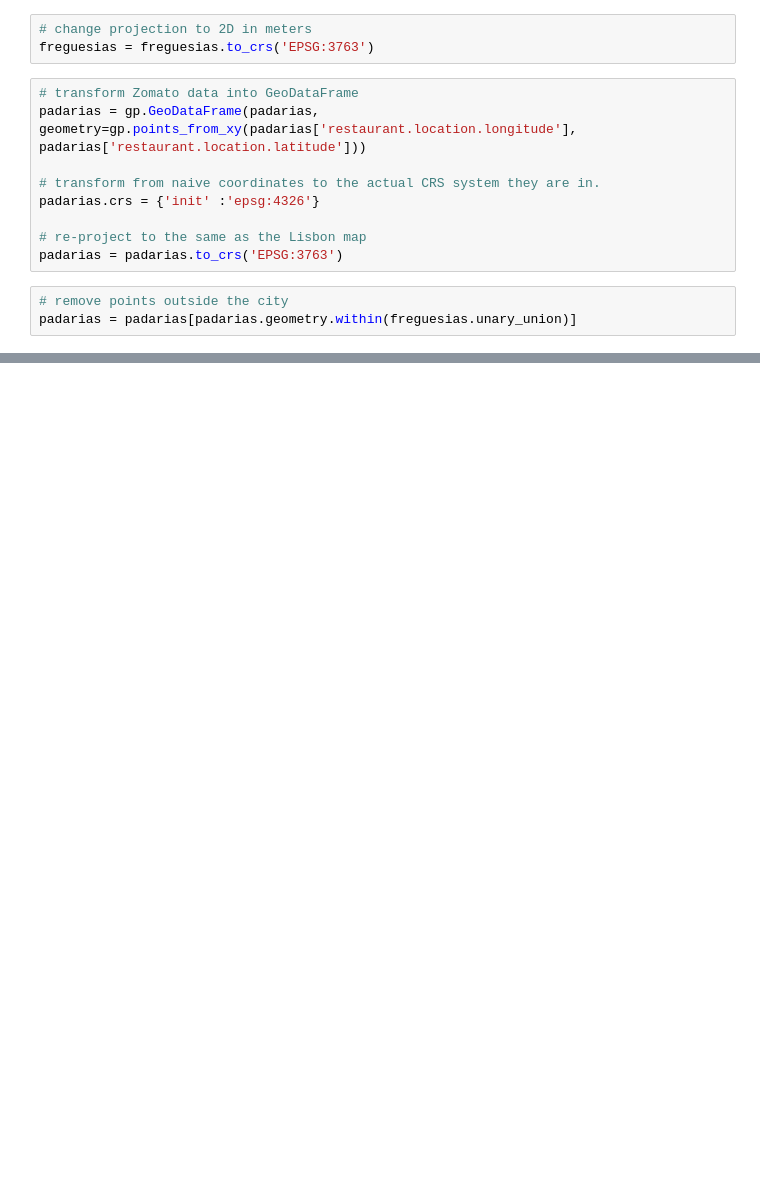
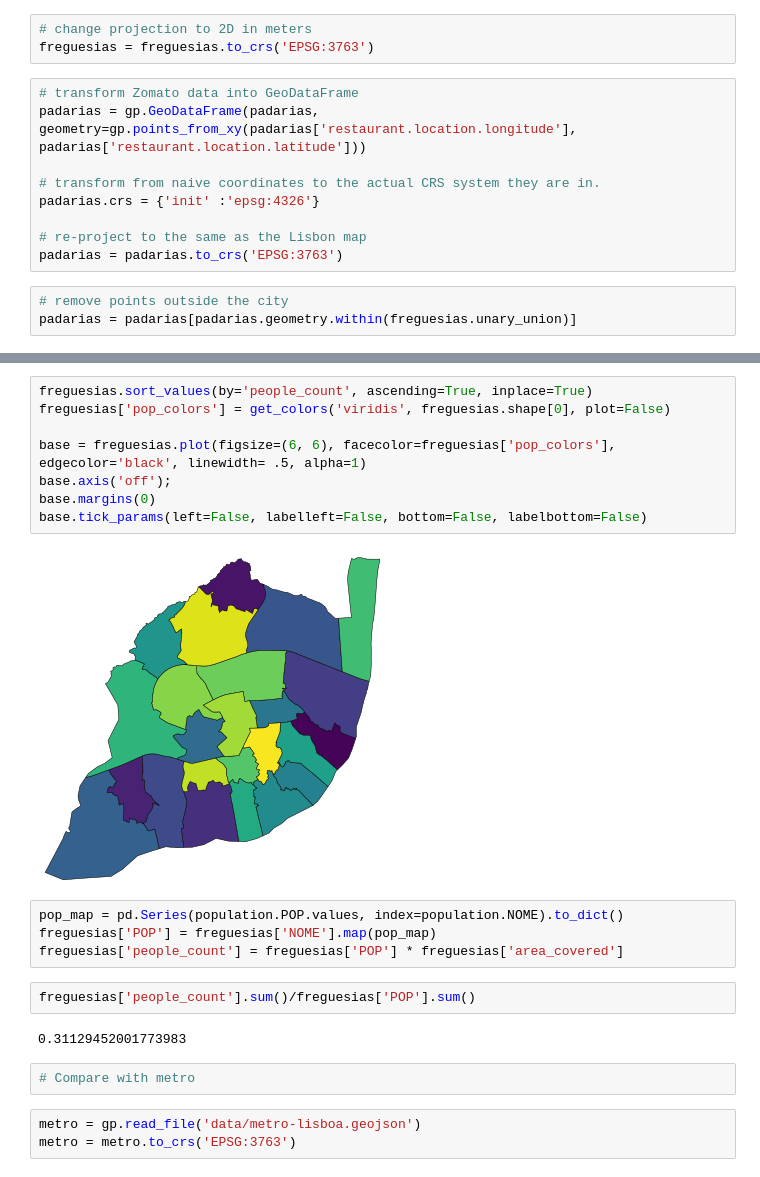
Before and after one commit to ricardozacarias/padarias, a Jupyter notebook: padarias.ipynb, the cells around one changed output, grey strips where cells are left out. Saved outputs shown, nothing was run; the diff lists cells and outputs as text; blank space fills up the shorter version.

```diff
--- a/padarias.ipynb
+++ b/padarias.ipynb
@@ -60,0 +139,23 @@ plt.savefig('figures/area_difference.png', dpi=100)
+# %%
+freguesias.sort_values(by='people_count', ascending=True, inplace=True)
+freguesias['pop_colors'] = get_colors('viridis', freguesias.shape[0], plot=False)
+
+base = freguesias.plot(figsize=(6, 6), facecolor=freguesias['pop_colors'], edgecolor='black', linewidth= .5, alpha=1)
+base.axis('off');
+base.margins(0)
+base.tick_params(left=False, labelleft=False, bottom=False, labelbottom=False)
+# %% [output]
+[figure, added]
+# %%
+pop_map = pd.Series(population.POP.values, index=population.NOME).to_dict()
+freguesias['POP'] = freguesias['NOME'].map(pop_map)
+freguesias['people_count'] = freguesias['POP'] * freguesias['area_covered']
+# %%
+freguesias['people_count'].sum()/freguesias['POP'].sum()
+# %% [output]
+0.31129452001773983
+# %%
+# Compare with metro
+# %%
+metro = gp.read_file('data/metro-lisboa.geojson')
+metro = metro.to_crs('EPSG:3763')
```
Also changed, not shown: parts of 26 cells of this notebook, 4 other files.
